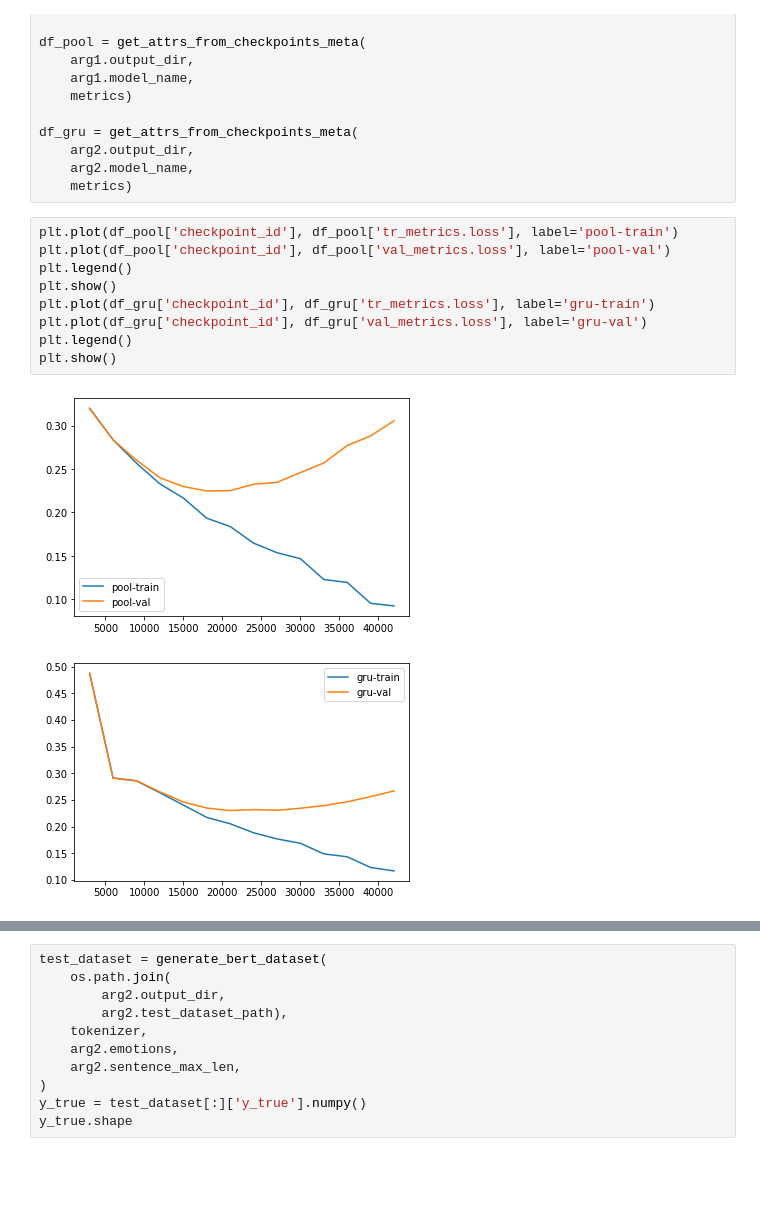
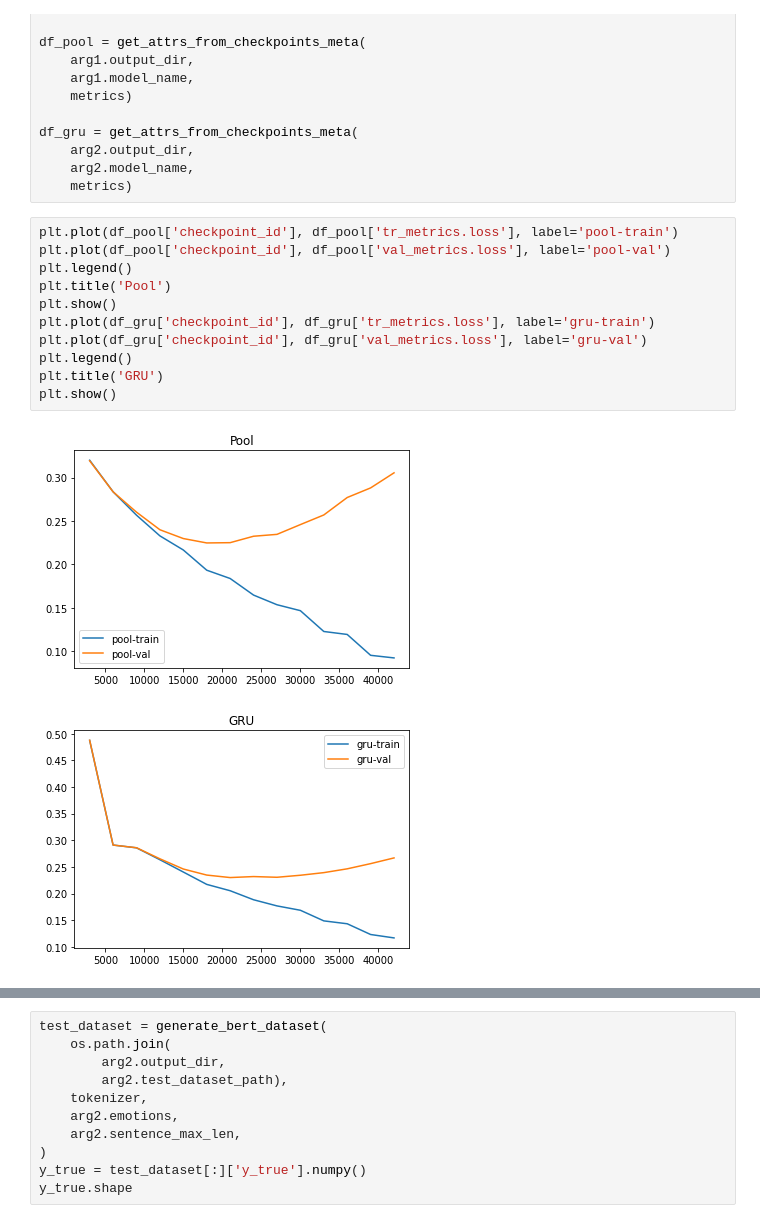
Before and after one commit to jsong336/emotion-bert, a Jupyter notebook: notebooks/view_model_analysis.ipynb, the cells around one changed output, grey strips where cells are left out. Saved outputs shown, nothing was run; the diff lists cells and outputs as text; blank space fills up the shorter version.

```diff
--- a/notebooks/view_model_analysis.ipynb
+++ b/notebooks/view_model_analysis.ipynb
@@ -65,15 +65,17 @@ df_gru = get_attrs_from_checkpoints_meta(
 # %%
 plt.plot(df_pool['checkpoint_id'], df_pool['tr_metrics.loss'], label='pool-train')
 plt.plot(df_pool['checkpoint_id'], df_pool['val_metrics.loss'], label='pool-val')
 plt.legend()
+plt.title('Pool')
 plt.show()
 plt.plot(df_gru['checkpoint_id'], df_gru['tr_metrics.loss'], label='gru-train')
 plt.plot(df_gru['checkpoint_id'], df_gru['val_metrics.loss'], label='gru-val')
 plt.legend()
+plt.title('GRU')
 plt.show()
 # %% [output]
-[figure, old version]
+[figure, new version]
-[figure, old version]
+[figure, new version]
 # %%
 fig, ax1 = plt.subplots()
 ax2 = ax1.twinx()
```
Also changed, not shown: parts of 9 cells of this notebook, 2 other files.
